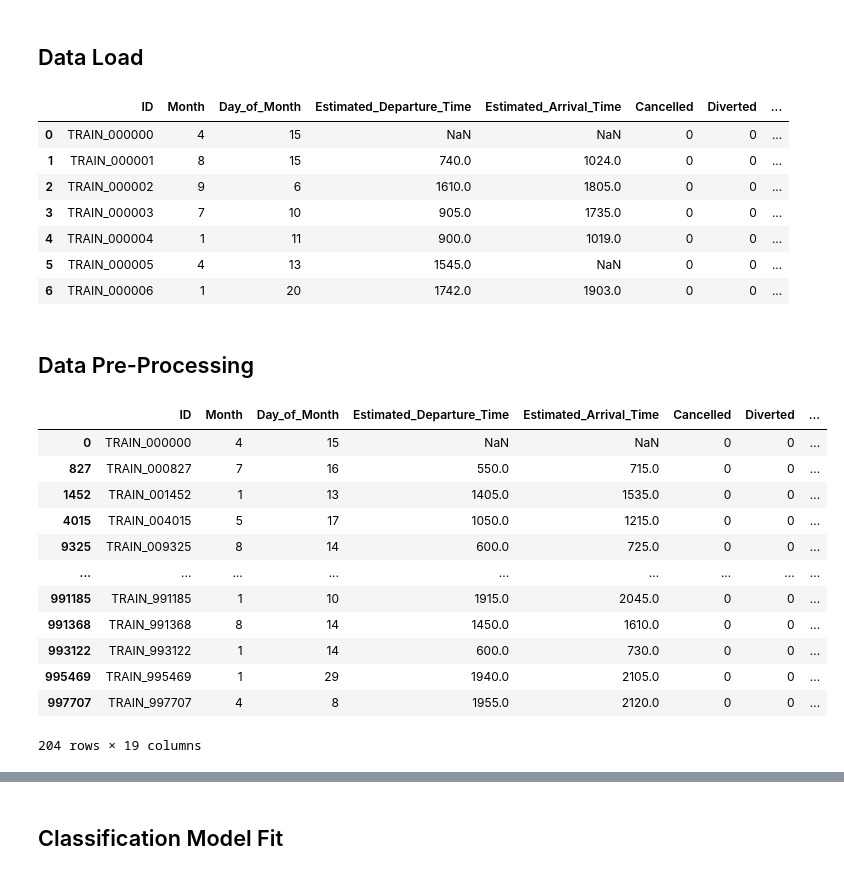
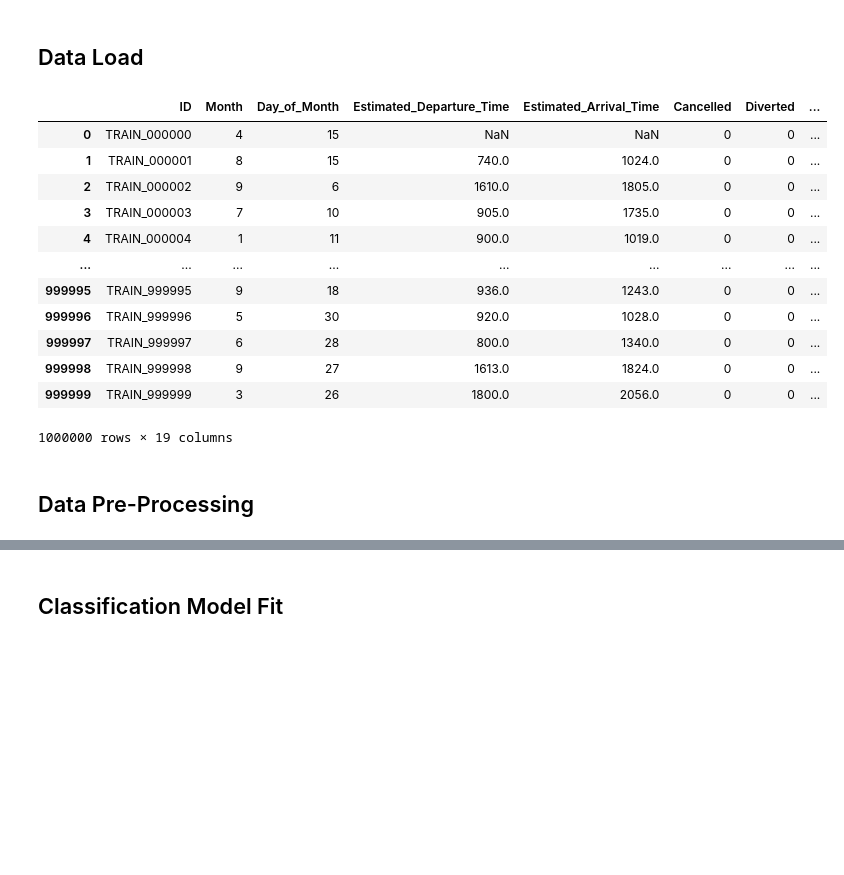
Before and after one commit to BlingstarHamal/flight, a Jupyter notebook: prepro.ipynb, the cells around one changed output, grey strips where cells are left out. Cells and saved outputs as stored; diff of their text form; code cells hidden in the pictures; blank space fills up the shorter version.

```diff
--- a/prepro.ipynb
+++ b/prepro.ipynb
@@ -37,35 +37,23 @@ train = pd.read_parquet('./train.parquet')
 test = pd.read_parquet('./test.parquet')
 sample_submission = pd.read_csv('./open/sample_submission.csv', index_col = 0)
 # %%
-train.head(7)
+train
 # %% [output]
 |  | ID | Month | Day_of_Month | Estimated_Departure_Time | Estimated_Arrival_Time | Cancelled | Diverted | ... |
 | 0 | TRAIN_000000 | 4 | 15 | NaN | NaN | 0 | 0 | ... |
 | 1 | TRAIN_000001 | 8 | 15 | 740.0 | 1024.0 | 0 | 0 | ... |
 | 2 | TRAIN_000002 | 9 | 6 | 1610.0 | 1805.0 | 0 | 0 | ... |
 | 3 | TRAIN_000003 | 7 | 10 | 905.0 | 1735.0 | 0 | 0 | ... |
 | 4 | TRAIN_000004 | 1 | 11 | 900.0 | 1019.0 | 0 | 0 | ... |
-| 5 | TRAIN_000005 | 4 | 13 | 1545.0 | NaN | 0 | 0 | ... |
-| 6 | TRAIN_000006 | 1 | 20 | 1742.0 | 1903.0 | 0 | 0 | ... |
+| ... | ... | ... | ... | ... | ... | ... | ... | ... |
+| 999995 | TRAIN_999995 | 9 | 18 | 936.0 | 1243.0 | 0 | 0 | ... |
+| 999996 | TRAIN_999996 | 5 | 30 | 920.0 | 1028.0 | 0 | 0 | ... |
+| 999997 | TRAIN_999997 | 6 | 28 | 800.0 | 1340.0 | 0 | 0 | ... |
+| 999998 | TRAIN_999998 | 9 | 27 | 1613.0 | 1824.0 | 0 | 0 | ... |
+| 999999 | TRAIN_999999 | 3 | 26 | 1800.0 | 2056.0 | 0 | 0 | ... |
+1000000 rows × 19 columns
 # %% [markdown]
 ## Data Pre-Processing
-# %%
-# print(train.loc[train['Origin_Airport']=="OKC"] & train.loc[train['Destination_Airport']=="HOU"])
-train.loc[(train['Origin_Airport'] == "OKC") & (train['Destination_Airport']=="HOU"),]
-# %% [output]
-|  | ID | Month | Day_of_Month | Estimated_Departure_Time | Estimated_Arrival_Time | Cancelled | Diverted | ... |
-| 0 | TRAIN_000000 | 4 | 15 | NaN | NaN | 0 | 0 | ... |
-| 827 | TRAIN_000827 | 7 | 16 | 550.0 | 715.0 | 0 | 0 | ... |
-| 1452 | TRAIN_001452 | 1 | 13 | 1405.0 | 1535.0 | 0 | 0 | ... |
-| 4015 | TRAIN_004015 | 5 | 17 | 1050.0 | 1215.0 | 0 | 0 | ... |
-| 9325 | TRAIN_009325 | 8 | 14 | 600.0 | 725.0 | 0 | 0 | ... |
-| ... | ... | ... | ... | ... | ... | ... | ... | ... |
-| 991185 | TRAIN_991185 | 1 | 10 | 1915.0 | 2045.0 | 0 | 0 | ... |
-| 991368 | TRAIN_991368 | 8 | 14 | 1450.0 | 1610.0 | 0 | 0 | ... |
-| 993122 | TRAIN_993122 | 1 | 14 | 600.0 | 730.0 | 0 | 0 | ... |
-| 995469 | TRAIN_995469 | 1 | 29 | 1940.0 | 2105.0 | 0 | 0 | ... |
-| 997707 | TRAIN_997707 | 4 | 8 | 1955.0 | 2120.0 | 0 | 0 | ... |
-204 rows × 19 columns
 # %%
 #레이블(Delay)을 제외한 결측값이 존재하는 변수들을 학습 데이터의 최빈값으로 대체합니다
 NaN_col = ['Origin_State','Destination_State','Airline','Estimated_Departure_Time', 'Estimated_Arrival_Time','Carrier_Code(IATA)','Carrier_ID(DOT)']
```
Also changed, not shown: parts of 7 cells of this notebook, 1 other file.
